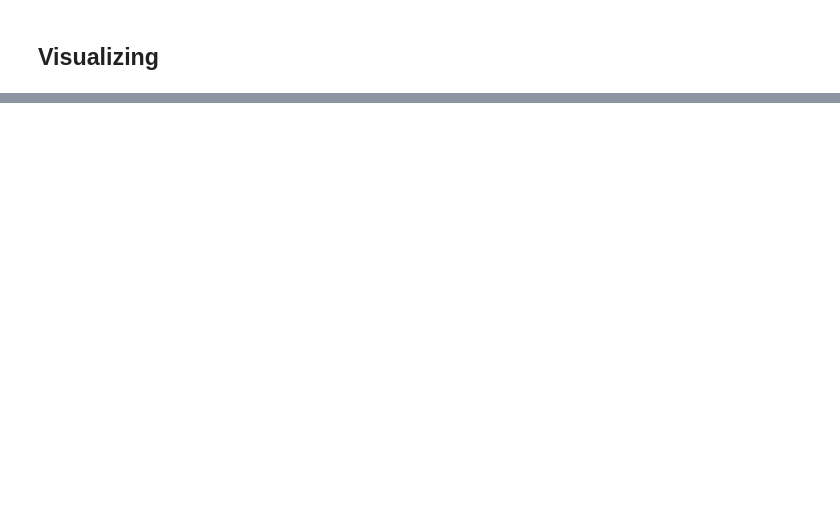
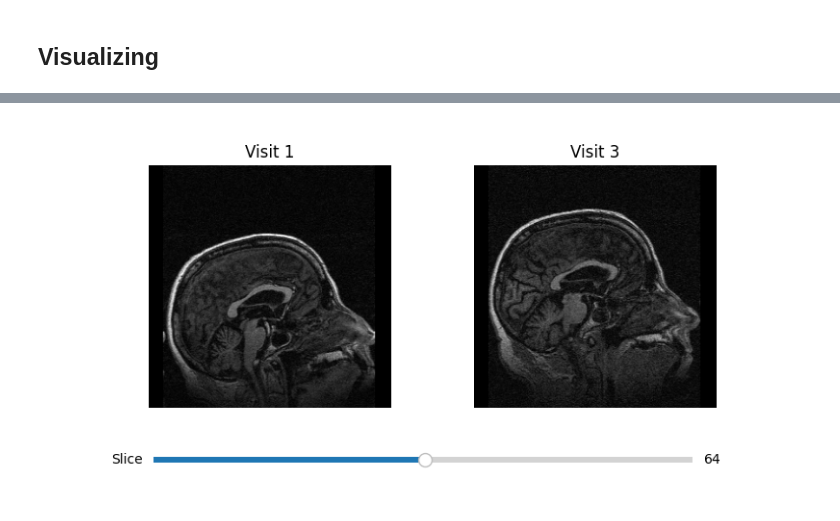
Before and after one commit to JoseBerlin7/Longitudinal-3D-MRI-imaging-analysis, a Jupyter notebook: Dev_Note.ipynb, the cells around one changed output, grey strips where cells are left out. Cells and saved outputs as stored; diff of their text form; code cells hidden in the pictures; blank space fills up the shorter version.

Commit message:
included Multi MRI Visualization (Slider)

```diff
--- a/Dev_Note.ipynb
+++ b/Dev_Note.ipynb
@@ -335,3 +246,6 @@ results = qc.pick_best()
+# %%
+QC = qc(df)
+best_df, results = QC.pick_best()
 # %%
 from pprint import pprint
 
@@ -428,5 +287,5 @@ class OasisDataset(Dataset):
 # %%
-dataset = OasisDataset(df=df[df["Path"].notna()], Load_all_scans=True)
+dataset = OasisDataset(df=best_df[best_df["Path"].notna()])
 print("dataset loaded...\n\n")
 # %% [output]
 dataset loaded...
@@ -482,0 +335,5 @@ plt.show()
+# %%
+viewer = MultiVisitMRIViewer(dataset, "OAS2_0089")
+viewer.show()
+# %% [output]
+[figure, added]
```
Also changed, not shown: parts of 26 cells of this notebook.
